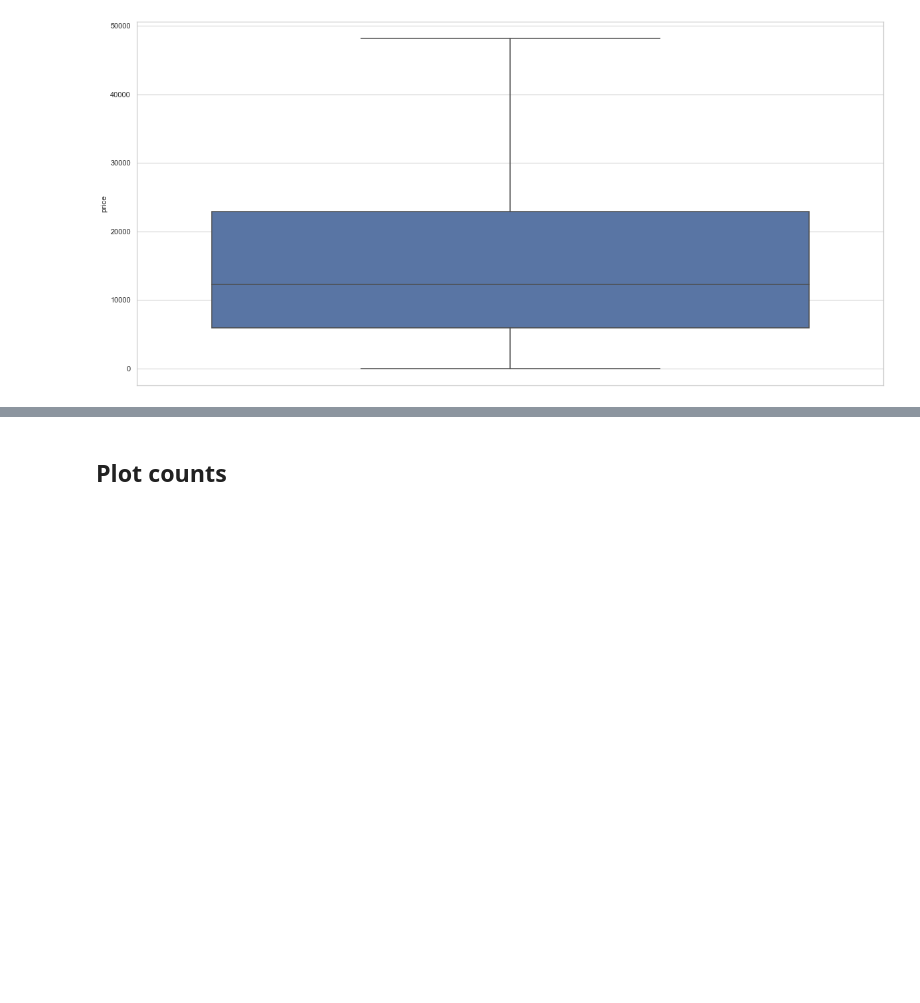
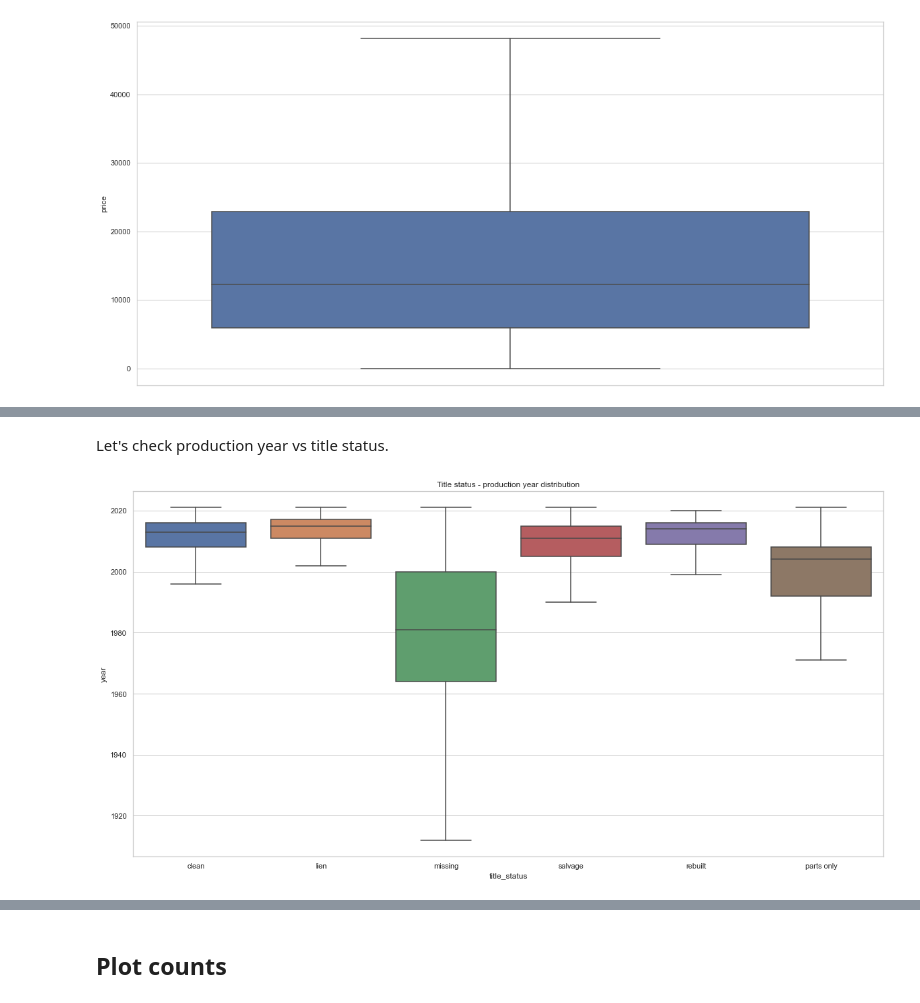
Before and after one commit to ulmii/machine-learning, a Jupyter notebook: carprices.ipynb, the cells around one changed output, grey strips where cells are left out. Cells and saved outputs as stored; diff of their text form; code cells hidden in the pictures; blank space fills up the shorter version.

```diff
--- a/carprices.ipynb
+++ b/carprices.ipynb
@@ -155,0 +178,9 @@ plt.show()
+# %% [markdown]
+Let's check production year vs title status.
+# %%
+sns.set(style='whitegrid')
+sns.boxplot(x='title_status', y='year', data=cars, showfliers=False)
+plt.title('Title status - production year distribution')
+plt.show()
+# %% [output]
+[figure, added]
```
Also changed, not shown: parts of 12 cells of this notebook.
